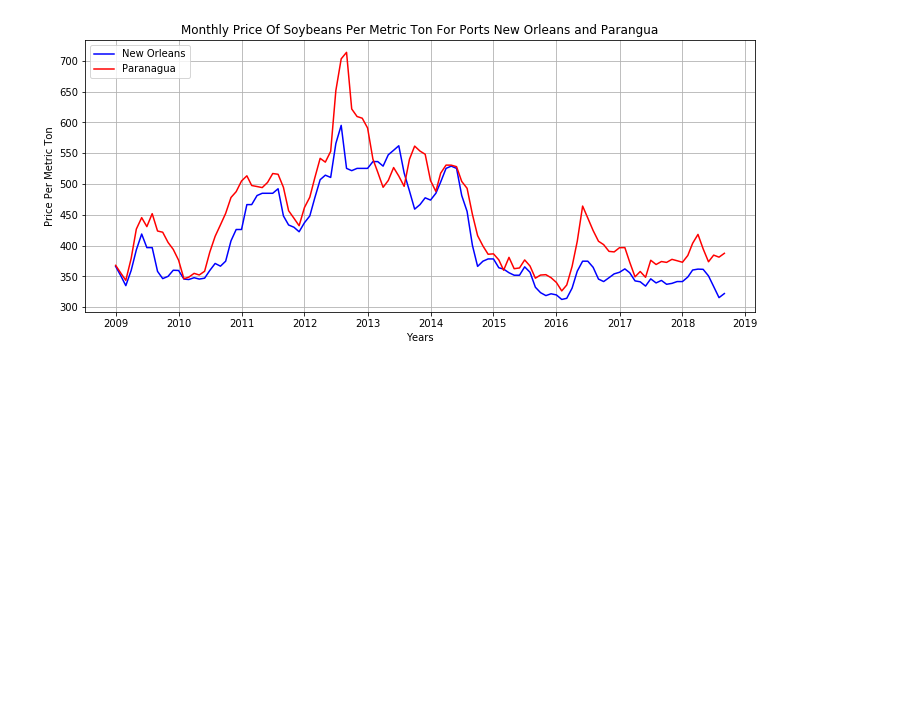
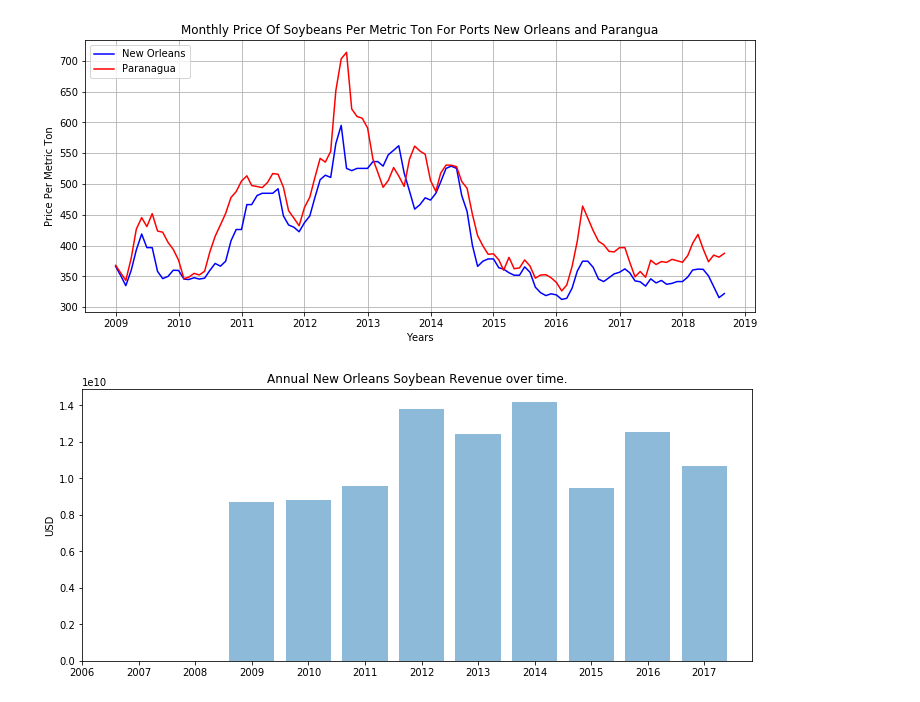
Before and after one commit to mattbichay/data_challenge, a Jupyter notebook: DataChallenge.ipynb, the cells around one changed output. Saved outputs shown, nothing was run; the diff lists cells and outputs as text; code cells hidden in the pictures; blank space fills up the shorter version.

```diff
--- a/DataChallenge.ipynb
+++ b/DataChallenge.ipynb
@@ -90,8 +80,17 @@ BUSHELS_PER_TON = 36.74
 
 average_price_for_pr_month = []
 average_price_for_no_month = []
+
+average_price_pr_year = []
+average_price_no_year = []
+min_price_pr_year = []
+min_price_no_year = []
+
+
+
 dates = []
 for year in years:
+
     for month in months:
         begin_date = date(year, month, 1)
         if month == 12:
@@ -108,6 +107,20 @@ for year in years:
 
         dates.append(begin_date)
 
+    year_begin = date(year, 1, 1)
+    year_end = date(year+1, 1, 1)
+    price_for_year_pr = pr_prices_dataset[(pr_prices_dataset['DATE'] >= year_begin) & (pr_prices_dataset['DATE'] < year_end)]
+    price_for_year_no = no_prices_dataset[(no_prices_dataset['DATE'] >= year_begin) & (no_prices_dataset['DATE'] < year_end)]
+    average_price_for_year_pr = price_for_year_pr['PRICE_BUSHEL'].mean()*BUSHELS_PER_TON
+    average_price_for_year_no = price_for_year_no['PRICE'].mean()*BUSHELS_PER_TON
+    average_price_pr_year.append(average_price_for_year_pr)
+    average_price_no_year.append(average_price_for_year_no)
+
+    min_price_for_year_pr = price_for_year_pr['PRICE_BUSHEL'].min()*BUSHELS_PER_TON
+    min_price_for_year_no = price_for_year_no['PRICE'].min()*BUSHELS_PER_TON
+    min_price_pr_year.append(min_price_for_year_pr)
+    min_price_no_year.append(min_price_for_year_no)
+
 df = pd.DataFrame({'PR':average_price_for_pr_month, 'NO': average_price_for_no_month}, index = pd.Series(dates))
 df = df[(df['NO'].notnull()) & (df['PR'].notnull())]
 # %%
@@ -125,3 +138,19 @@ plt.title('Monthly Price Of Soybeans Per Metric Ton For Ports New Orleans and Pa
 plt.show()
 # %% [output]
 [figure]
+# %%
+total_exports_no = []
+for year in years[:-1]:
+    total_exports_no.append(exports_dataset[year]['Metric Ton'].sum())
+
+
+annual_sales = [price*tons for price,tons in zip(average_price_no_year, total_exports_no)]
+y_pos = np.arange(len(years[:-1]))
+plt.figure(figsize=(12,5))
+plt.bar(y_pos, annual_sales, align='center', alpha=0.5)
+plt.xticks(y_pos, years)
+plt.ylabel('USD')
+plt.title('Annual New Orleans Soybean Revenue over time.')
+plt.show()
+# %% [output]
+[figure, added]
```
Also changed, not shown: parts of 18 cells of this notebook.
